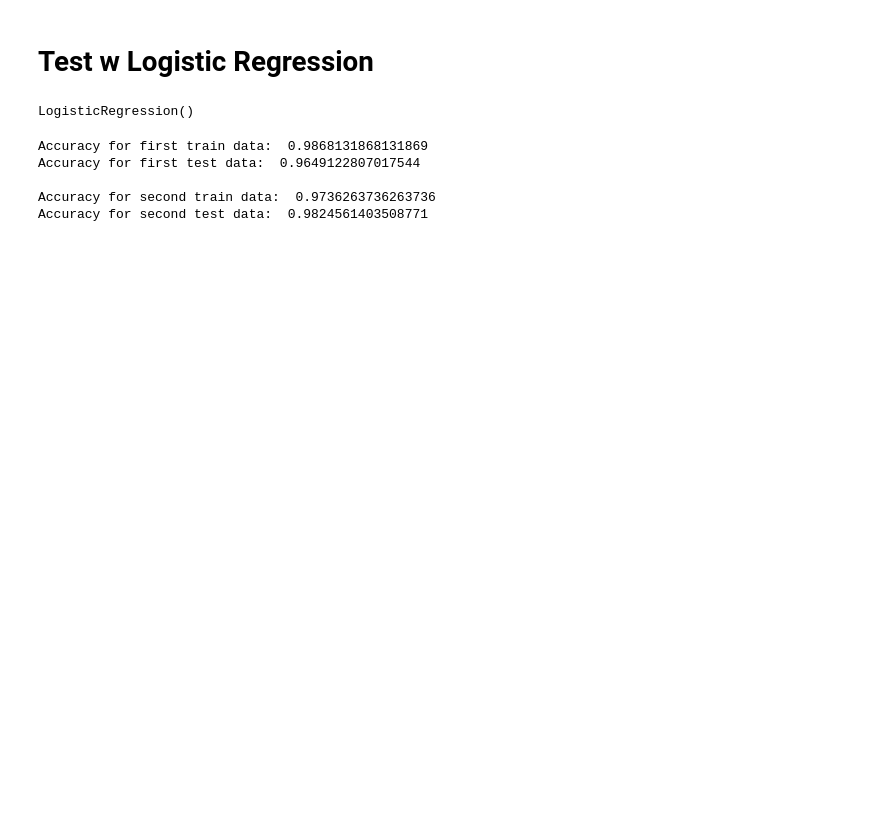
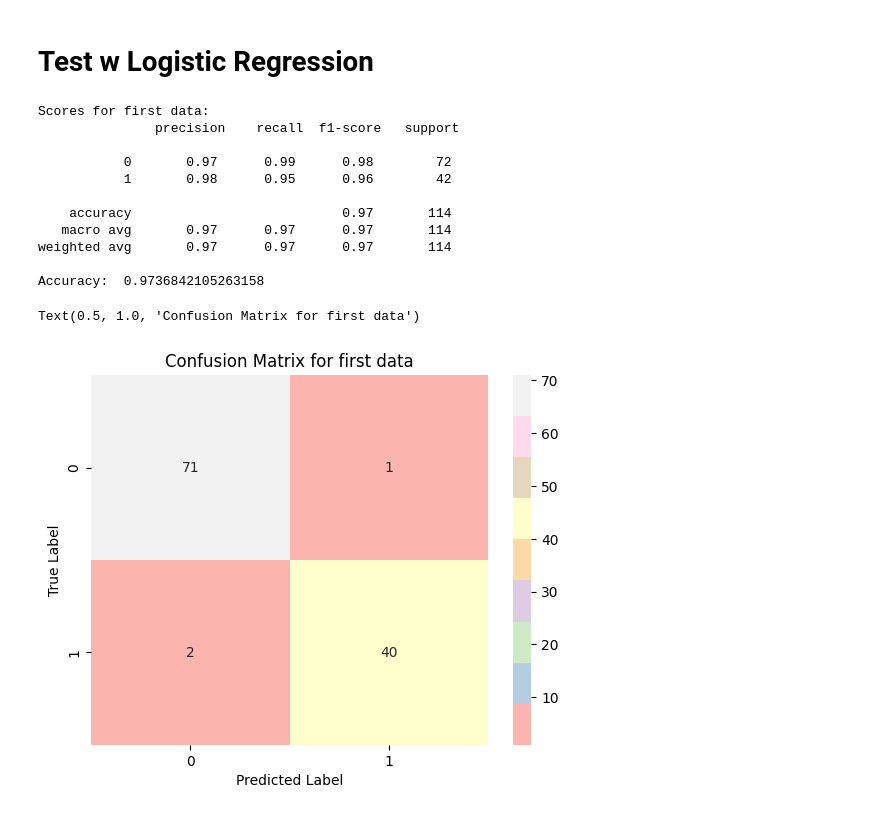
Before and after one commit to tugcegulsanusta/machine-learning-project, a Jupyter notebook: machine_learning.ipynb, the cells around one changed output. Drawn from its saved outputs; the diff is of its cells as text; code cells hidden in the pictures; blank space fills up the shorter version.

```diff
--- a/machine_learning.ipynb
+++ b/machine_learning.ipynb
@@ -255,21 +182,0 @@ x2_test= scaler.transform(x2_test)
-# %%
-from sklearn.linear_model import LogisticRegression
-lr1 = LogisticRegression()
-lr1.fit(x1_train, y1_train)
-lr2= LogisticRegression()
-lr2.fit(x2_train, y2_train)
-# %% [output]
-LogisticRegression()
-# %%
-from sklearn.metrics import classification_report
-print('Accuracy for first train data: ' , accuracy_score(y1_train, lr1.predict(x1_train)))
-print('Accuracy for first test data: ', accuracy_score(y1_test, lr1.predict(x1_test)))
-
-print('\nAccuracy for second train data: ', accuracy_score(y2_train, lr2.predict(x2_train)))
-print('Accuracy for second test data: ', accuracy_score(y2_test, lr2.predict(x2_test)))
-# %% [output]
-Accuracy for first train data:  0.9868131868131869
-Accuracy for first test data:  0.9649122807017544
-
-Accuracy for second train data:  0.9736263736263736
-Accuracy for second test data:  0.9824561403508771
@@ -275,0 +187,34 @@ Accuracy for second test data:  0.9824561403508771
+# %%
+X_train, X_test, y_train, y_test= train_test_split(X1, y, test_size= 0.2, random_state = 1)
+lr1= LogisticRegression()
+X_train = scaler.fit_transform(X_train)
+X_test = scaler.transform(X_test)
+
+lr1.fit(X_train, y_train)
+y_predict = lr1.predict(X_test)
+
+accuracy1 = accuracy_score(y_test, y_predict)
+report1 = classification_report(y_test, y_predict)
+print("Scores for first data: \n" , report1)
+
+
+print('Accuracy: ', accuracy1)
+confusion_m1 = confusion_matrix(y_test, y_predict)
+p1 = sns.heatmap(pd.DataFrame(confusion_m1), annot=True, cmap="Pastel1", fmt="g")
+plt.xlabel("Predicted Label")
+plt.ylabel("True Label")
+plt.title("Confusion Matrix for first data")
+# %% [output]
+Scores for first data:
+               precision    recall  f1-score   support
+
+           0       0.97      0.99      0.98        72
+           1       0.98      0.95      0.96        42
+
+    accuracy                           0.97       114
+   macro avg       0.97      0.97      0.97       114
+weighted avg       0.97      0.97      0.97       114
+
+Accuracy:  0.9736842105263158
+Text(0.5, 1.0, 'Confusion Matrix for first data')
+[figure, added]
```
Also changed, not shown: parts of 13 cells of this notebook.
